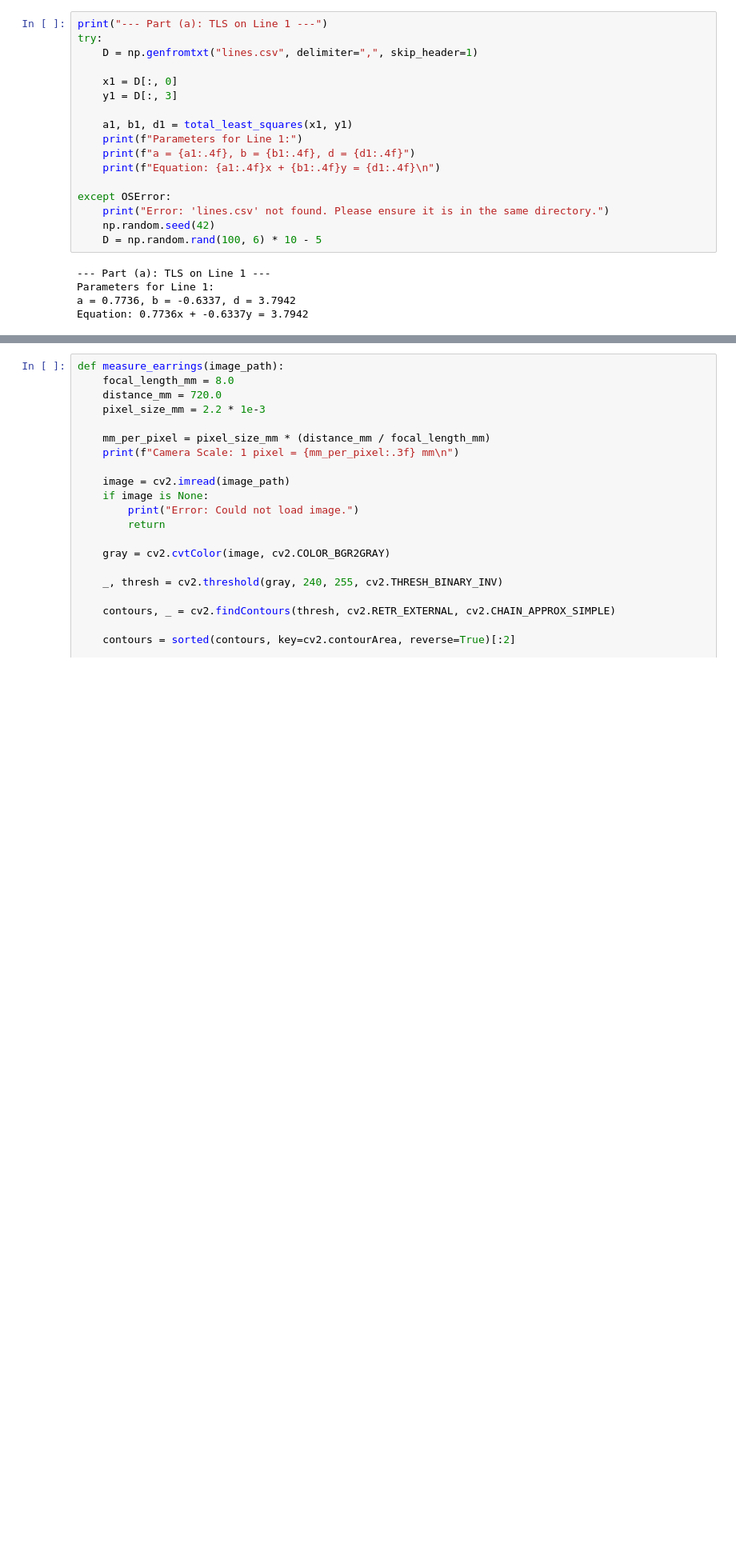
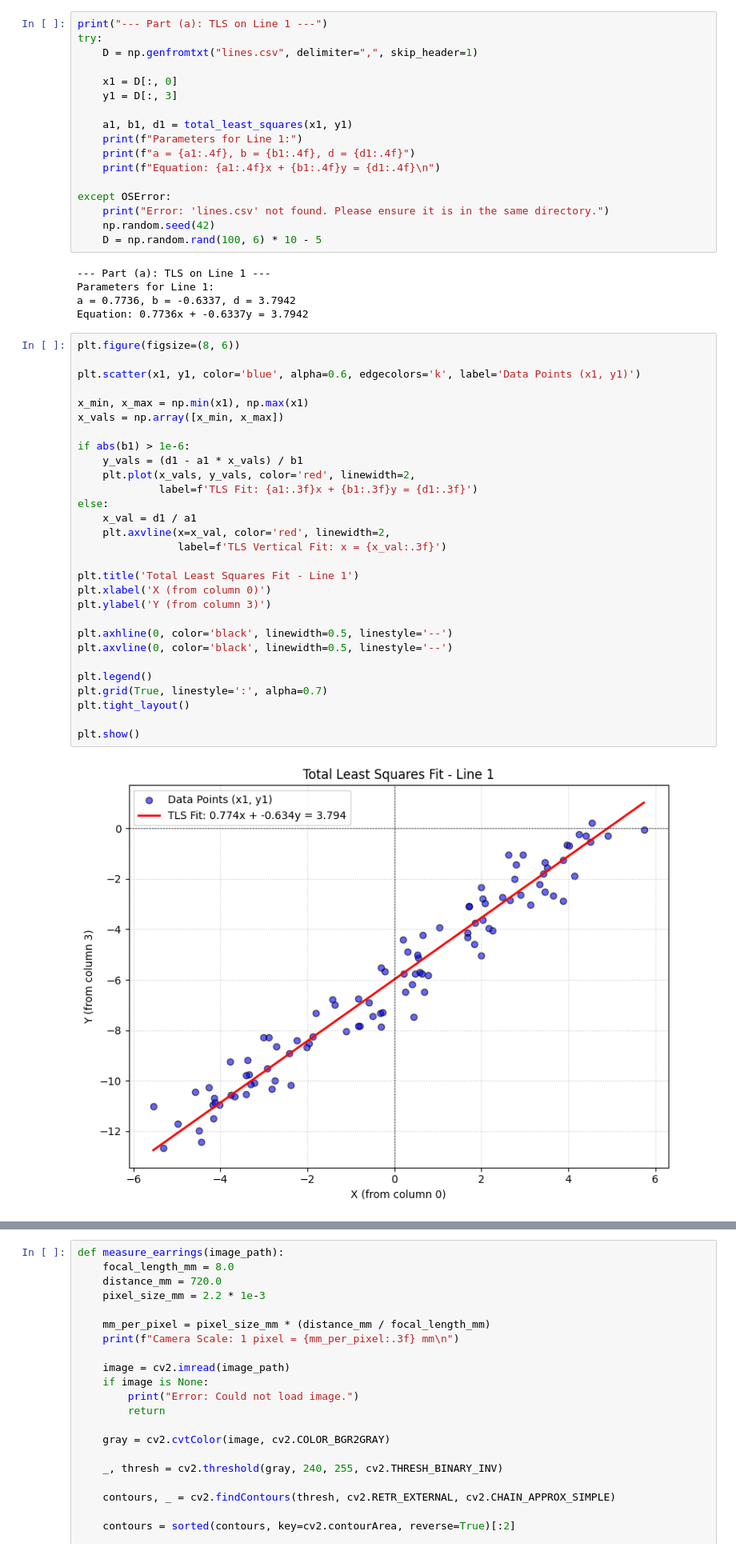
Before and after one commit to akashsivakumar09/Fitting-and-Alignment, a Jupyter notebook: Assignment02.ipynb, the cells around one changed output, grey strips where cells are left out. Shown at 80% size. Cells and saved outputs as stored; diff of their text form; blank space fills up the shorter version.

Commit message:
Visualisation added

```diff
--- a/Assignment02.ipynb
+++ b/Assignment02.ipynb
@@ -44,6 +44,37 @@ except OSError:
 Parameters for Line 1:
 a = 0.7736, b = -0.6337, d = 3.7942
 Equation: 0.7736x + -0.6337y = 3.7942
+# %%
+plt.figure(figsize=(8, 6))
+
+plt.scatter(x1, y1, color='blue', alpha=0.6, edgecolors='k', label='Data Points (x1, y1)')
+
+x_min, x_max = np.min(x1), np.max(x1)
+x_vals = np.array([x_min, x_max])
+
+if abs(b1) > 1e-6:
+    y_vals = (d1 - a1 * x_vals) / b1
+    plt.plot(x_vals, y_vals, color='red', linewidth=2,
+             label=f'TLS Fit: {a1:.3f}x + {b1:.3f}y = {d1:.3f}')
+else:
+    x_val = d1 / a1
+    plt.axvline(x=x_val, color='red', linewidth=2,
+                label=f'TLS Vertical Fit: x = {x_val:.3f}')
+
+plt.title('Total Least Squares Fit - Line 1')
+plt.xlabel('X (from column 0)')
+plt.ylabel('Y (from column 3)')
+
+plt.axhline(0, color='black', linewidth=0.5, linestyle='--')
+plt.axvline(0, color='black', linewidth=0.5, linestyle='--')
+
+plt.legend()
+plt.grid(True, linestyle=':', alpha=0.7)
+plt.tight_layout()
+
+plt.show()
+# %% [output]
+[figure, added]
 # %%
 print("--- Part (b): RANSAC for 3 lines ---")
 
```
Also changed, not shown: parts of 3 cells of this notebook.
